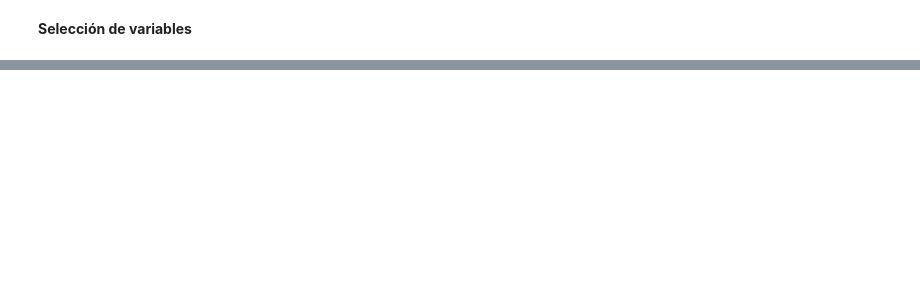
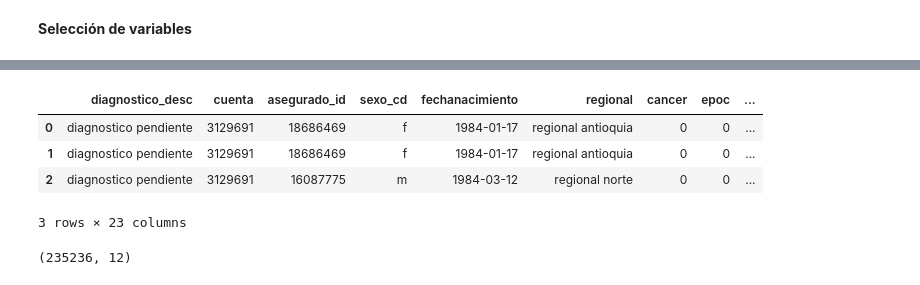
Before and after one commit to anaperez10/Analitica-lll---Finanzas, a Jupyter notebook: Analitica_3_Seguros.ipynb, the cells around one changed output, grey strips where cells are left out. Cells and saved outputs as stored; diff of their text form; code cells hidden in the pictures; blank space fills up the shorter version.

```diff
--- a/Analitica_3_Seguros.ipynb
+++ b/Analitica_3_Seguros.ipynb
@@ -724,0 +715,2 @@ dfcx1.head(5)
+# %%
+dfcx1 = dfcx1.drop_duplicates()
@@ -724,0 +721,3 @@ dfcx1.head(5)
+# %%
+df1 = pd.DataFrame(dfcx1['diagnostico_desc'].value_counts().reset_index())
+df1
@@ -724,0 +738,3 @@ dfcx1.head(5)
+# %%
+df2 = df1.drop(df1[df1['diagnostico_desc']<100].index)
+df2
@@ -724,0 +759,2 @@ dfcx1.head(5)
+# %%
+df2= df2.rename(columns={'index':'diagnostico_desc','diagnostico_desc':'cuenta'})
@@ -724,0 +777,13 @@ dfcx1.head(5)
+# %%
+dfcx3 = pd.merge(df2,dfcx1, on = 'diagnostico_desc',how = 'inner')
+dfcx3.head(3)
+# %% [output]
+|  | diagnostico_desc | cuenta | asegurado_id | sexo_cd | fechanacimiento | regional | cancer | epoc | ... |
+| 0 | diagnostico pendiente | 3129691 | 18686469 | f | 1984-01-17 | regional antioquia | 0 | 0 | ... |
+| 1 | diagnostico pendiente | 3129691 | 18686469 | f | 1984-01-17 | regional antioquia | 0 | 0 | ... |
+| 2 | diagnostico pendiente | 3129691 | 16087775 | m | 1984-03-12 | regional norte | 0 | 0 | ... |
+3 rows × 23 columns
+# %%
+dfcx3.shape
+# %% [output]
+(235236, 12)
```
Also changed, not shown: parts of 41 cells of this notebook.
